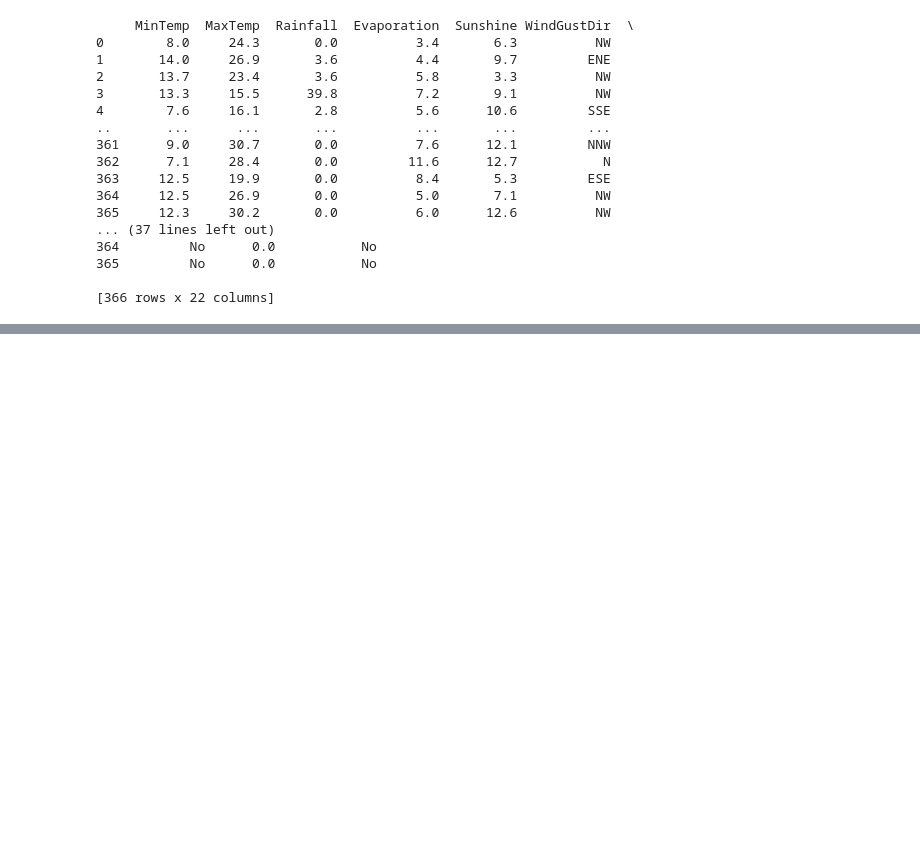
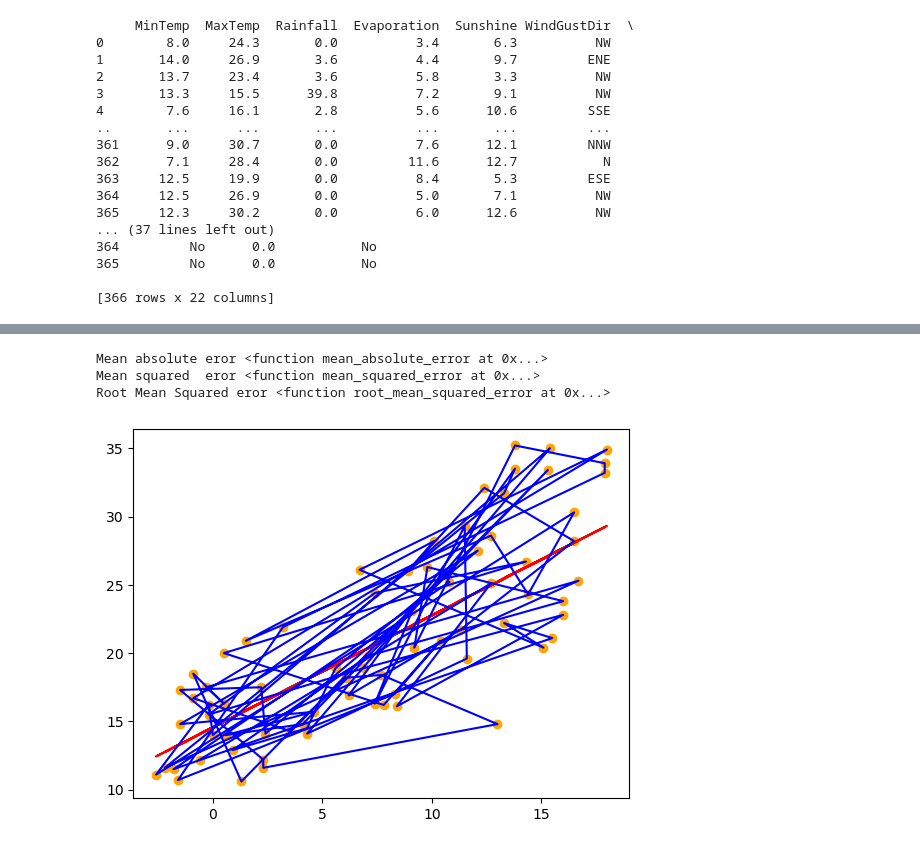
Before and after one commit to NandRabadiya/DAIE, a Jupyter notebook: Lab5_exp5.ipynb, the cells around one changed output, grey strips where cells are left out. Cells and saved outputs as stored; diff of their text form; code cells hidden in the pictures; blank space fills up the shorter version.

```diff
--- a/Lab5_exp5.ipynb
+++ b/Lab5_exp5.ipynb
@@ -168,0 +216,15 @@ from sklearn import metrics
+# %%
+plt.scatter(X_test,y_test,color='orange')
+plt.plot(X_test,y_pred,color='red')
+
+plt.plot(X_test,y_test,color='blue')
+print("Mean absolute eror" , metrics.mean_absolute_error)
+
+print("Mean squared  eror" , metrics.mean_squared_error)
+
+print("Root Mean Squared eror" ,metrics.root_mean_squared_error)
+# %% [output]
+Mean absolute eror <function mean_absolute_error at 0x...>
+Mean squared  eror <function mean_squared_error at 0x...>
+Root Mean Squared eror <function root_mean_squared_error at 0x...>
+[figure, added]
```
Also changed, not shown: parts of 6 cells of this notebook.
